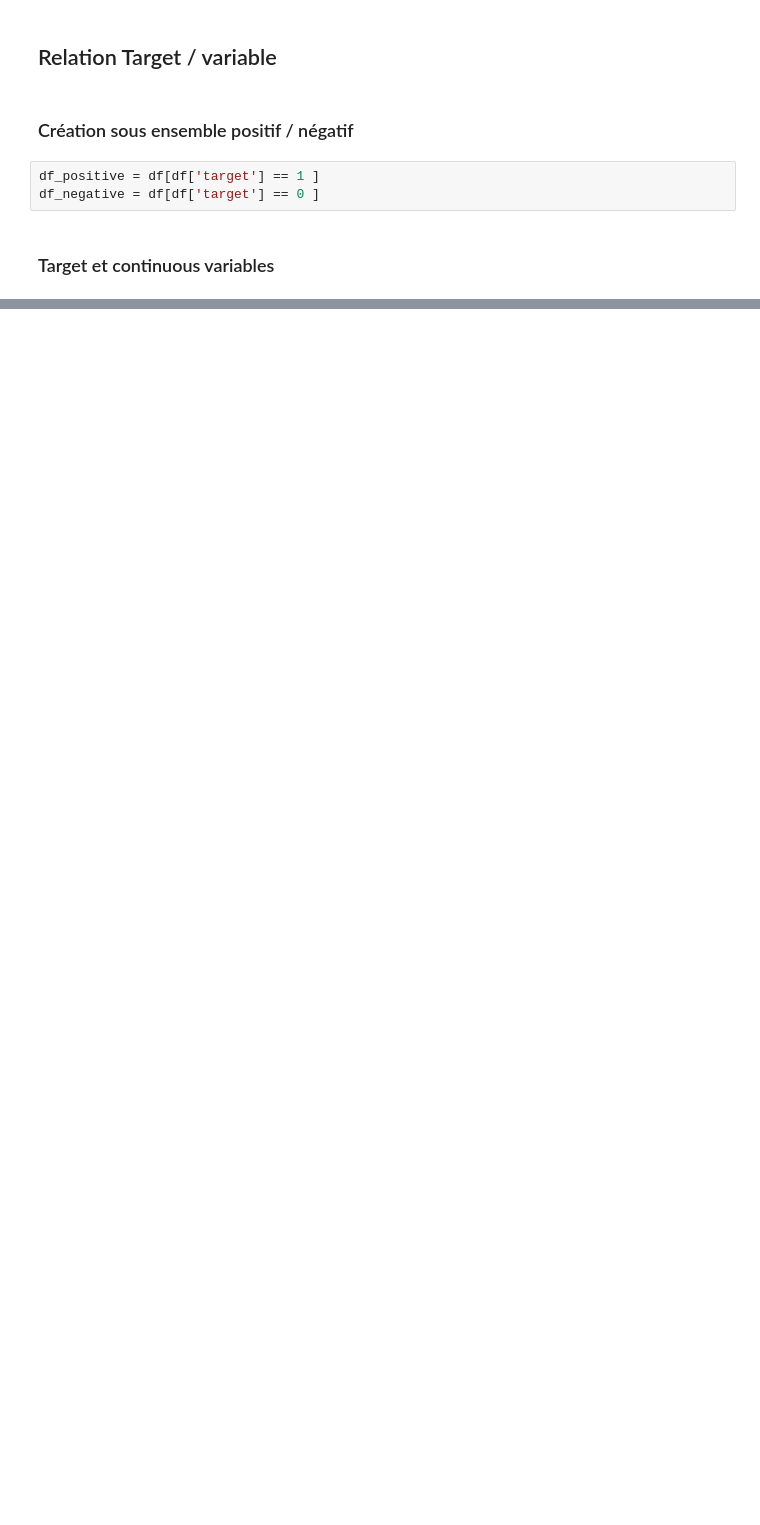
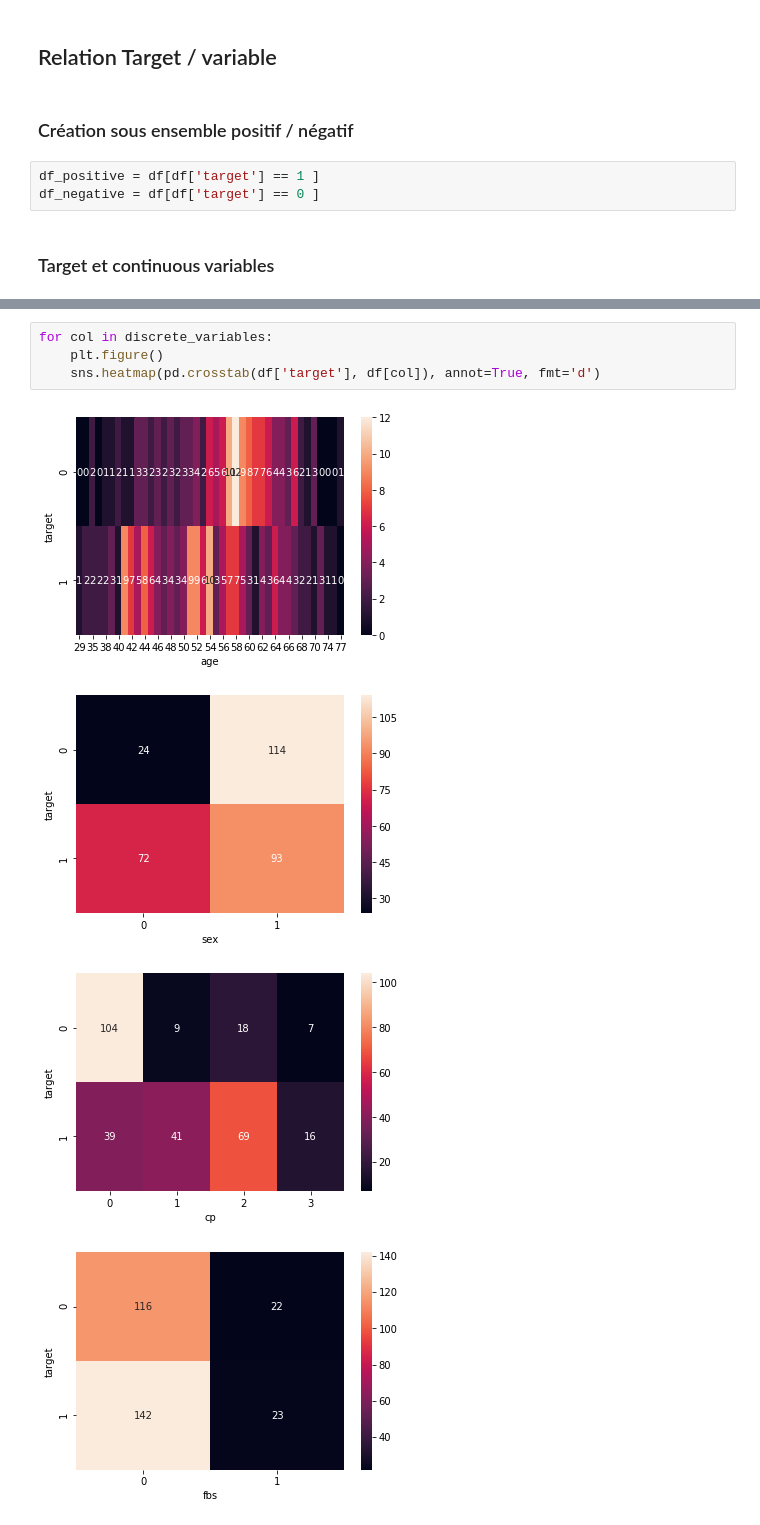
Before and after one commit to yuhec/heartDisease, a Jupyter notebook: notebooks/HeartDiseaseAnalysis.ipynb, the cells around one changed output, grey strips where cells are left out. Drawn from its saved outputs; the diff is of its cells as text; blank space fills up the shorter version.

```diff
--- a/notebooks/HeartDiseaseAnalysis.ipynb
+++ b/notebooks/HeartDiseaseAnalysis.ipynb
@@ -116,0 +140,9 @@ for col in continuos_variables:
+# %%
+for col in discrete_variables:
+    plt.figure()
+    sns.heatmap(pd.crosstab(df['target'], df[col]), annot=True, fmt='d')
+# %% [output]
+[figure, added]
+[figure, added]
+[figure, added]
+[figure, added]
```
Also changed, not shown: parts of 14 cells of this notebook.
